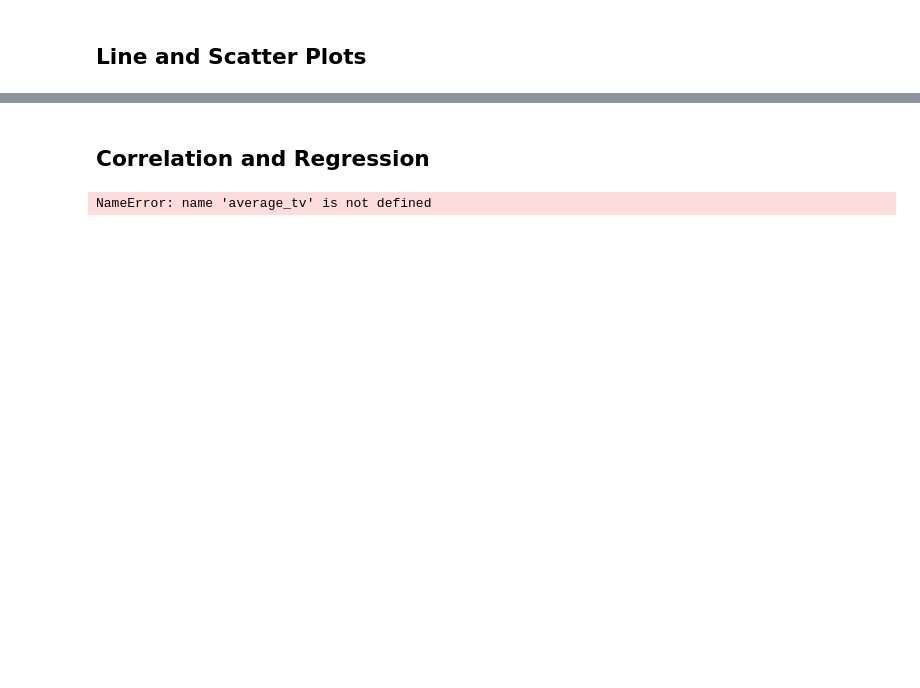
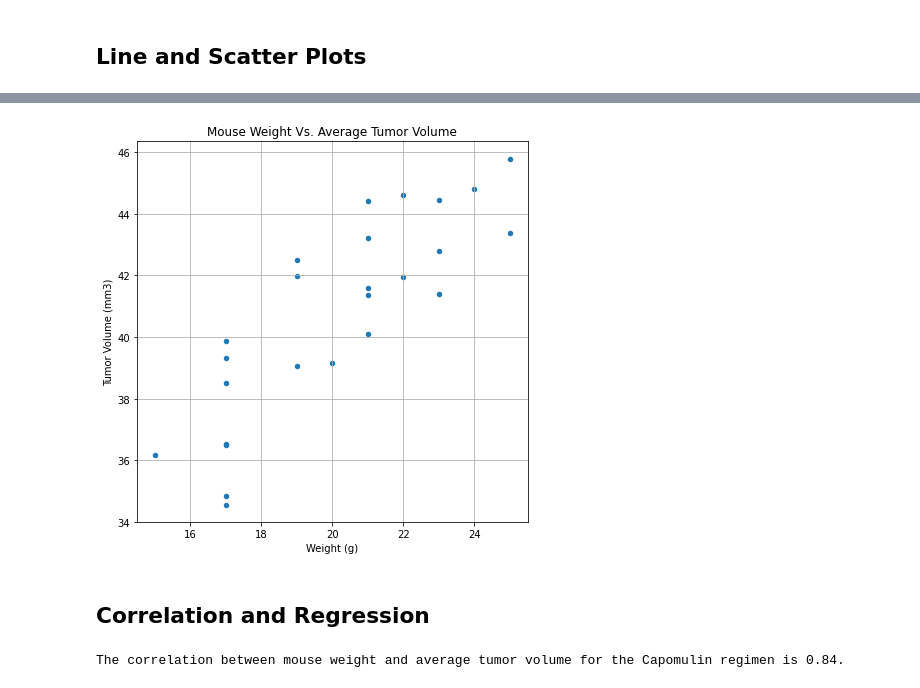
Before and after one commit to mgeorgic/Python_Matplotlib_Pymaceuticals, a Jupyter notebook: HW_Code.ipynb, the cells around one changed output, grey strips where cells are left out. Drawn from its saved outputs; the diff is of its cells as text; code cells hidden in the pictures; blank space fills up the shorter version.

```diff
--- a/HW_Code.ipynb
+++ b/HW_Code.ipynb
@@ -441,9 +444,9 @@ plt.show()
 # %%
 # Generate a scatter plot of average tumor volume vs. mouse weight for the Capomulin regimen
-average_tv = capomulin.groupby(['Mouse ID','Weight (g)'])['Tumor Volume (mm3)'].mean().reset_index()
-
-average_tv.plot(kind = "scatter", x = "Weight (g)", y ="Avg Tumor Volume (mm3)",
+average_cap_tv = capomulin.groupby(['Mouse ID','Weight (g)'])['Tumor Volume (mm3)'].mean().reset_index()
+average_cap_tv
+average_cap_tv.plot(kind = "scatter", x = "Weight (g)", y ="Tumor Volume (mm3)",
                 grid = True, figsize = (7,7), title = "Mouse Weight Vs. Average Tumor Volume")
 
-plt.savefig(Images/Mouse Weight Vs. Average Tumor Volume.png, bbox_inches = "tight")
+plt.savefig("Images/Mouse Weight Vs. Average Tumor Volume.png", bbox_inches = "tight")
 # %% [output]
@@ -451,3 +453,4 @@ SyntaxError: invalid syntax (<ipython-input-48-7c8c8a25dcea>, line 6)
+[figure, added]
 # %% [markdown]
 ## Correlation and Regression
 # %%
@@ -455,8 +458,8 @@ SyntaxError: invalid syntax (<ipython-input-48-7c8c8a25dcea>, line 6)
 # for mouse weight and average tumor volume for the Capomulin regimen
 
 # Make df for mouse weight and average tumor volume
-mouse_weight = average_tv['Weight (g)']
-avg_tv = average_tv['Tumor Volume (mm3)']
+mouse_weight = average_cap_tv['Weight (g)']
+avg_tv = average_cap_tv['Tumor Volume (mm3)']
 
 # Correlation for mouse weight and average tumor volume
 correlation = (st.pearsonr(mouse_weight,avg_tv))
@@ -465,7 +468,7 @@ correlation = round(correlation[0],2)
 
 print(f"The correlation between mouse weight and average tumor volume for the Capomulin regimen is {correlation}.")
 # %% [output]
-NameError: name 'average_tv' is not defined
+The correlation between mouse weight and average tumor volume for the Capomulin regimen is 0.84.
 # %%
 # Plot a Linear Regression
 
```
Also changed, not shown: parts of 9 cells of this notebook, 8 other files.
